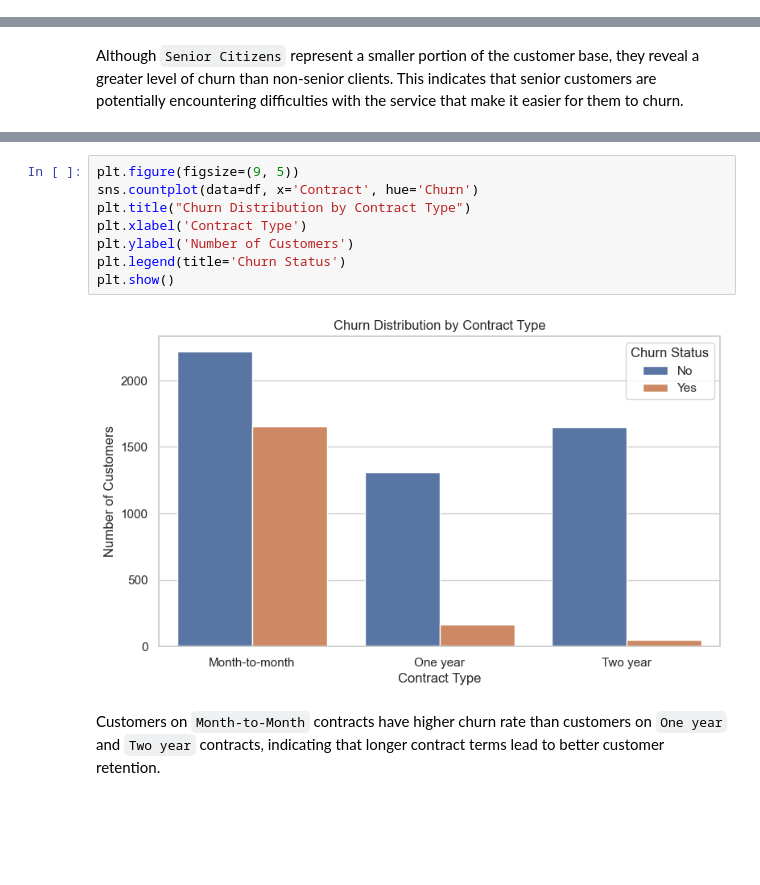
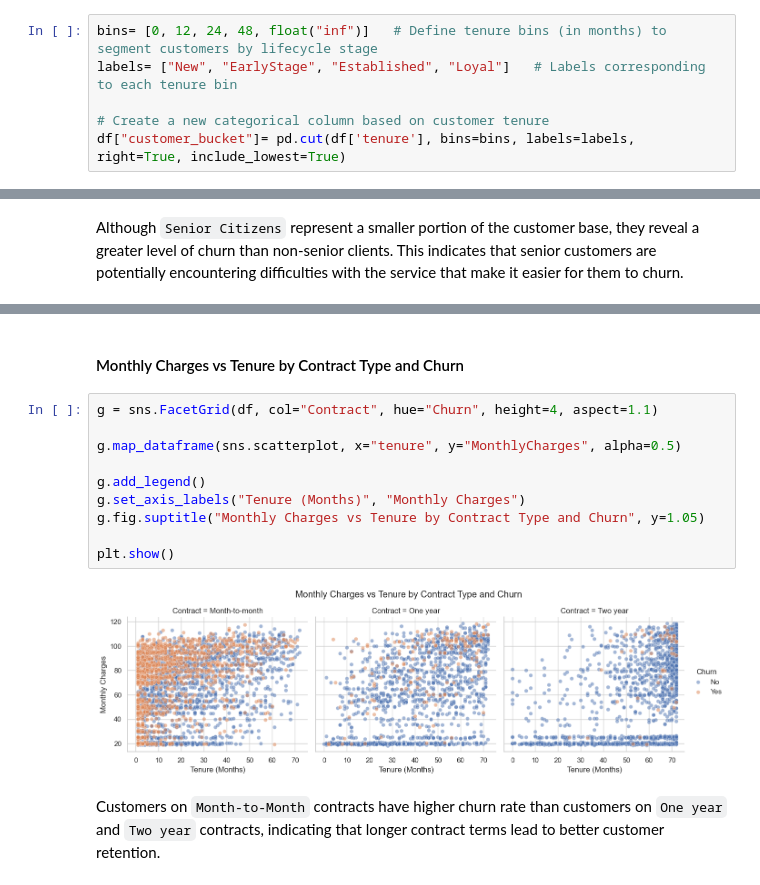
Before and after one commit to CaptianGhost/Telco_Customer_Churn-EDA, a Jupyter notebook: Telco_Customer_Churn-EDA.ipynb, the cells around one changed output, grey strips where cells are left out. Cells and saved outputs as stored; diff of their text form; blank space fills up the shorter version.

Commit message:
Refine churn analysis with tenure-pricing interaction insights

```diff
--- a/Telco_Customer_Churn-EDA.ipynb
+++ b/Telco_Customer_Churn-EDA.ipynb
@@ -137,0 +140,6 @@ dtype: float64
+# %%
+bins= [0, 12, 24, 48, float("inf")]   # Define tenure bins (in months) to segment customers by lifecycle stage
+labels= ["New", "EarlyStage", "Established", "Loyal"]   # Labels corresponding to each tenure bin
+
+# Create a new categorical column based on customer tenure
+df["customer_bucket"]= pd.cut(df['tenure'], bins=bins, labels=labels, right=True, include_lowest=True)
@@ -161,12 +243,16 @@ The tenure of churned customers is much shorter compared to retained customers.
+# %% [markdown]
+#### Monthly Charges vs Tenure by Contract Type and Churn
 # %%
-plt.figure(figsize=(9, 5))
-sns.countplot(data=df, x='Contract', hue='Churn')
-plt.title("Churn Distribution by Contract Type")
-plt.xlabel('Contract Type')
-plt.ylabel('Number of Customers')
-plt.legend(title='Churn Status')
+g = sns.FacetGrid(df, col="Contract", hue="Churn", height=4, aspect=1.1)
+
+g.map_dataframe(sns.scatterplot, x="tenure", y="MonthlyCharges", alpha=0.5)
+
+g.add_legend()
+g.set_axis_labels("Tenure (Months)", "Monthly Charges")
+g.fig.suptitle("Monthly Charges vs Tenure by Contract Type and Churn", y=1.05)
+
 plt.show()
 # %% [output]
-[figure, old version]
+[figure, new version]
 # %% [markdown]
 Customers on `Month-to-Month` contracts have higher churn rate than customers on `One year` and `Two year` contracts, indicating that longer contract terms lead to better customer retention.
```
Also changed, not shown: parts of 15 cells of this notebook, 1 other file.
